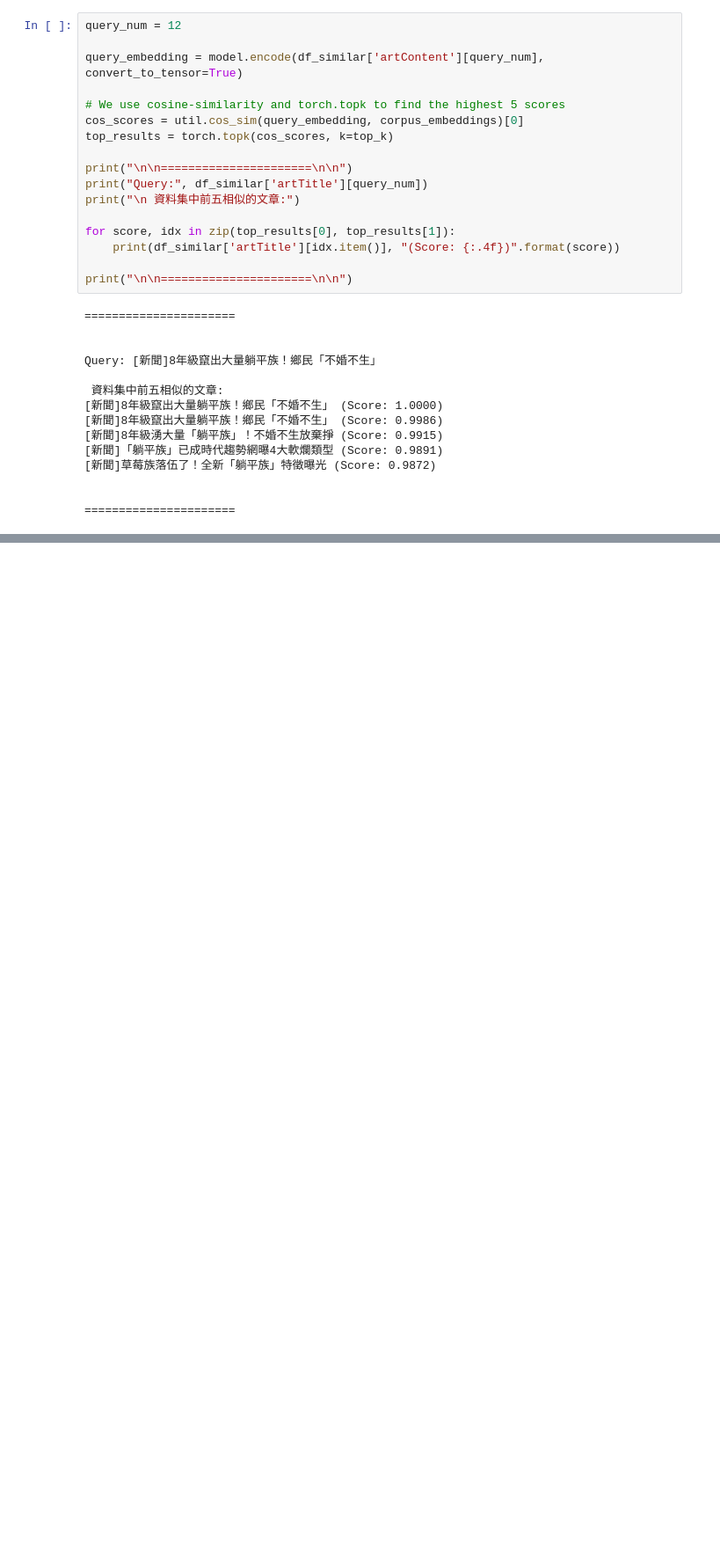
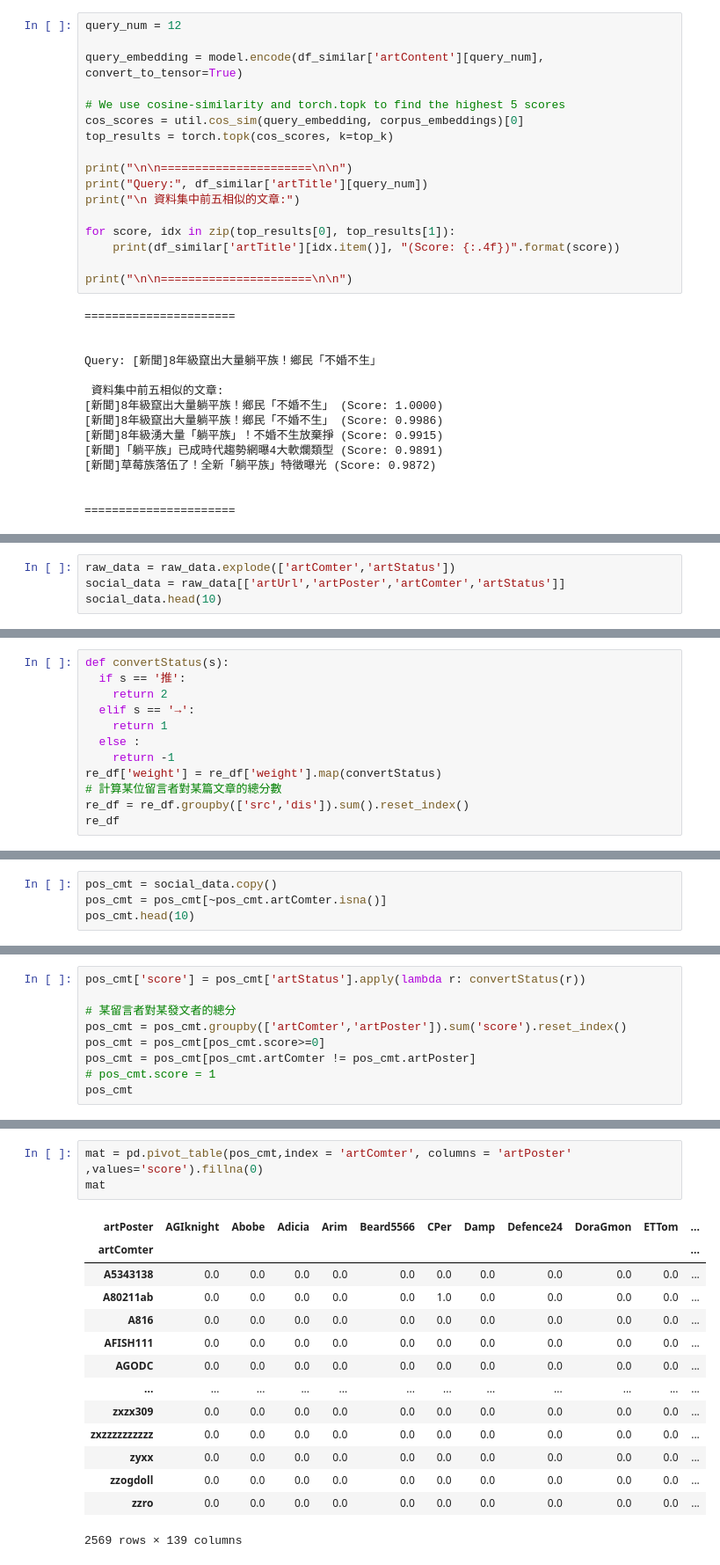
Before and after one commit to BillWu0222/Text_mining, a Jupyter notebook: Lie_Flat_Project/final_project.ipynb, the cells around one changed output, grey strips where cells are left out. Shown at 88% size. Saved outputs shown, nothing was run; the diff lists cells and outputs as text; blank space fills up the shorter version.

```diff
--- a/Lie_Flat_Project/final_project.ipynb
+++ b/Lie_Flat_Project/final_project.ipynb
@@ -931,0 +953,4 @@ Query: [新聞]8年級竄出大量躺平族！鄉民「不婚不生」
+# %%
+raw_data = raw_data.explode(['artComter','artStatus'])
+social_data = raw_data[['artUrl','artPoster','artComter','artStatus']]
+social_data.head(10)
@@ -931,0 +996,12 @@ Query: [新聞]8年級竄出大量躺平族！鄉民「不婚不生」
+# %%
+def convertStatus(s):
+  if s == '推':
+    return 2
+  elif s == '→':
+    return 1
+  else :
+    return -1
+re_df['weight'] = re_df['weight'].map(convertStatus)
+# 計算某位留言者對某篇文章的總分數
+re_df = re_df.groupby(['src','dis']).sum().reset_index()
+re_df
@@ -931,0 +1093,4 @@ Query: [新聞]8年級竄出大量躺平族！鄉民「不婚不生」
+# %%
+pos_cmt = social_data.copy()
+pos_cmt = pos_cmt[~pos_cmt.artComter.isna()]
+pos_cmt.head(10)
@@ -931,0 +1109,9 @@ Query: [新聞]8年級竄出大量躺平族！鄉民「不婚不生」
+# %%
+pos_cmt['score'] = pos_cmt['artStatus'].apply(lambda r: convertStatus(r))
+
+# 某留言者對某發文者的總分
+pos_cmt = pos_cmt.groupby(['artComter','artPoster']).sum('score').reset_index()
+pos_cmt = pos_cmt[pos_cmt.score>=0]
+pos_cmt = pos_cmt[pos_cmt.artComter != pos_cmt.artPoster]
+# pos_cmt.score = 1
+pos_cmt
@@ -931,0 +1132,18 @@ Query: [新聞]8年級竄出大量躺平族！鄉民「不婚不生」
+# %%
+mat = pd.pivot_table(pos_cmt,index = 'artComter', columns = 'artPoster' ,values='score').fillna(0)
+mat
+# %% [output]
+| artPoster | AGIknight | Abobe | Adicia | Arim | Beard5566 | CPer | Damp | Defence24 | DoraGmon | ETTom | ... |
+| artComter |  |  |  |  |  |  |  |  |  |  | ... |
+| A5343138 | 0.0 | 0.0 | 0.0 | 0.0 | 0.0 | 0.0 | 0.0 | 0.0 | 0.0 | 0.0 | ... |
+| A80211ab | 0.0 | 0.0 | 0.0 | 0.0 | 0.0 | 1.0 | 0.0 | 0.0 | 0.0 | 0.0 | ... |
+| A816 | 0.0 | 0.0 | 0.0 | 0.0 | 0.0 | 0.0 | 0.0 | 0.0 | 0.0 | 0.0 | ... |
+| AFISH111 | 0.0 | 0.0 | 0.0 | 0.0 | 0.0 | 0.0 | 0.0 | 0.0 | 0.0 | 0.0 | ... |
+| AGODC | 0.0 | 0.0 | 0.0 | 0.0 | 0.0 | 0.0 | 0.0 | 0.0 | 0.0 | 0.0 | ... |
+| ... | ... | ... | ... | ... | ... | ... | ... | ... | ... | ... | ... |
+| zxzx309 | 0.0 | 0.0 | 0.0 | 0.0 | 0.0 | 0.0 | 0.0 | 0.0 | 0.0 | 0.0 | ... |
+| zxzzzzzzzzzz | 0.0 | 0.0 | 0.0 | 0.0 | 0.0 | 0.0 | 0.0 | 0.0 | 0.0 | 0.0 | ... |
+| zyxx | 0.0 | 0.0 | 0.0 | 0.0 | 0.0 | 0.0 | 0.0 | 0.0 | 0.0 | 0.0 | ... |
+| zzogdoll | 0.0 | 0.0 | 0.0 | 0.0 | 0.0 | 0.0 | 0.0 | 0.0 | 0.0 | 0.0 | ... |
+| zzro | 0.0 | 0.0 | 0.0 | 0.0 | 0.0 | 0.0 | 0.0 | 0.0 | 0.0 | 0.0 | ... |
+2569 rows × 139 columns
```
Also changed, not shown: parts of 61 cells of this notebook, 4 other files.
